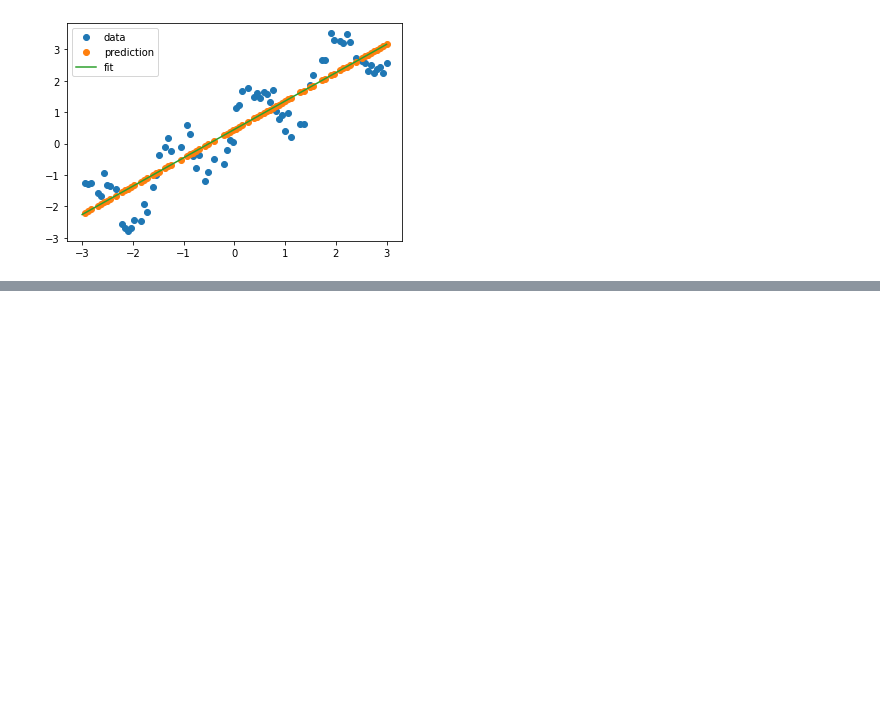
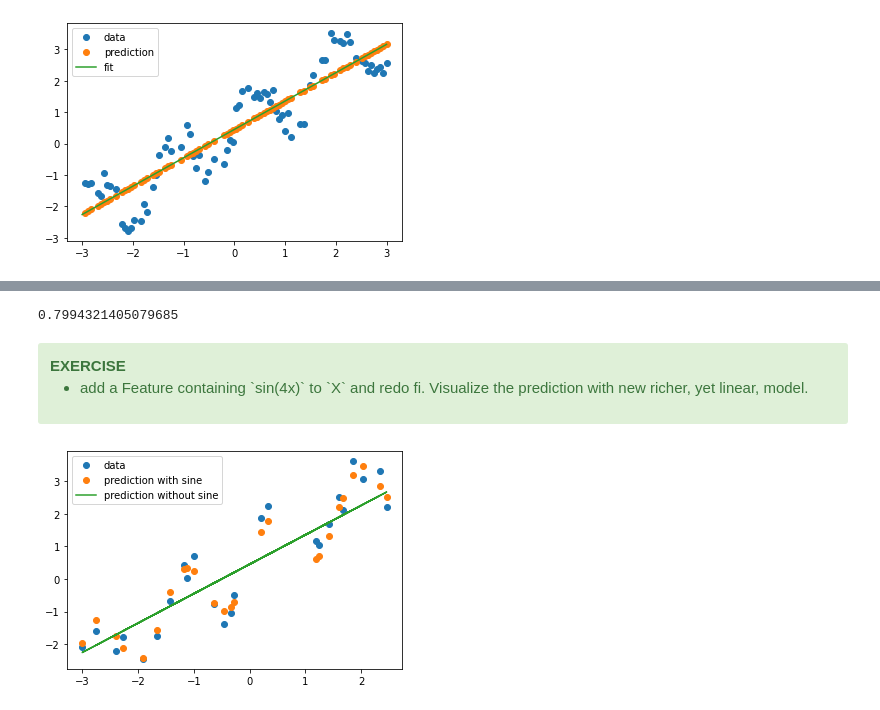
Before and after one commit to soroushfathi/ML-Notebook, a Jupyter notebook: 07-Linear-Reggression.ipynb, the cells around one changed output, grey strips where cells are left out. Drawn from its saved outputs; the diff is of its cells as text; code cells hidden in the pictures; blank space fills up the shorter version.

```diff
--- a/07-Linear-Reggression.ipynb
+++ b/07-Linear-Reggression.ipynb
@@ -61,0 +65,26 @@ plt.legend(loc='best')
+# %%
+regressor.score(X_test, Y_test)
+# %% [output]
+0.7994321405079685
+# %% [markdown]
+<div class="alert alert-success">
+   <b>EXERCISE</b>
+     <ul>
+       <li>
+            add a Feature containing `sin(4x)` to `X` and redo fi. Visualize the prediction with new richer, yet linear, model.
+       </li>
+   </ul>
+</div>
+# %%
+# %load https://raw.githubusercontent.com/Alireza-Akhavan/ML-notebooks/main/solutions/07A_lin_with_sine.py
+XX_train = np.concatenate((X_train, np.sin(4 * X_train)), axis=1)
+XX_test = np.concatenate((X_test, np.sin(4 * X_test)), axis=1)
+regressor.fit(XX_train, Y_train)
+Y_pred_test_sine = regressor.predict(XX_test)
+
+plt.plot(X_test, Y_test, 'o', label="data")
+plt.plot(X_test, Y_pred_test_sine, 'o', label="prediction with sine")
+plt.plot(X_test, ytest_predict, label='prediction without sine')
+plt.legend(loc='best');
+# %% [output]
+[figure, added]
```
Also changed, not shown: parts of 7 cells of this notebook.
